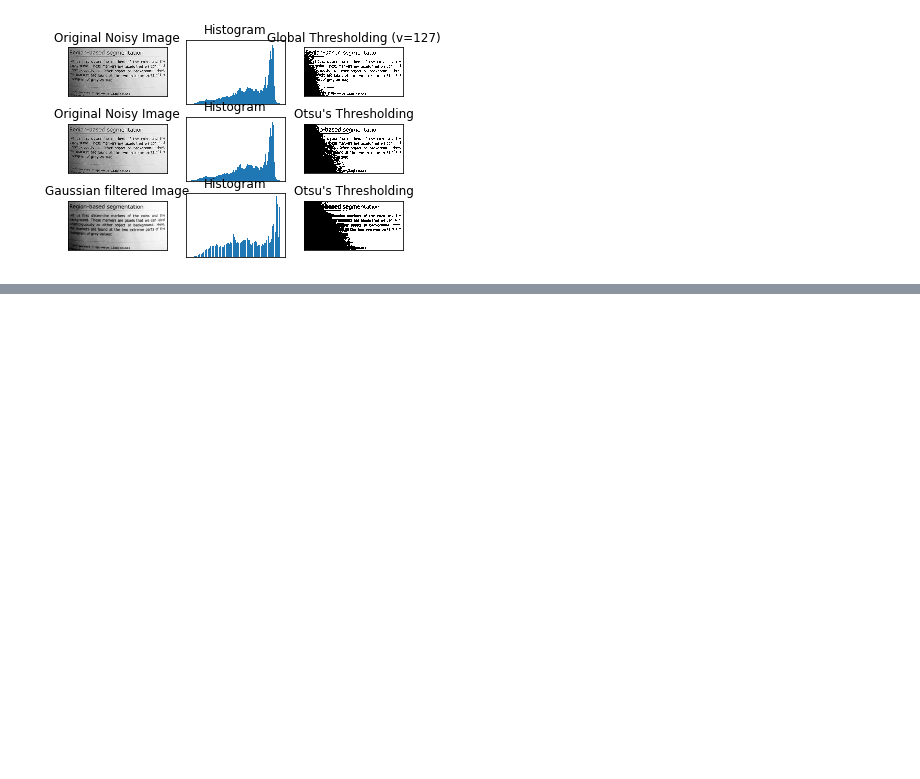
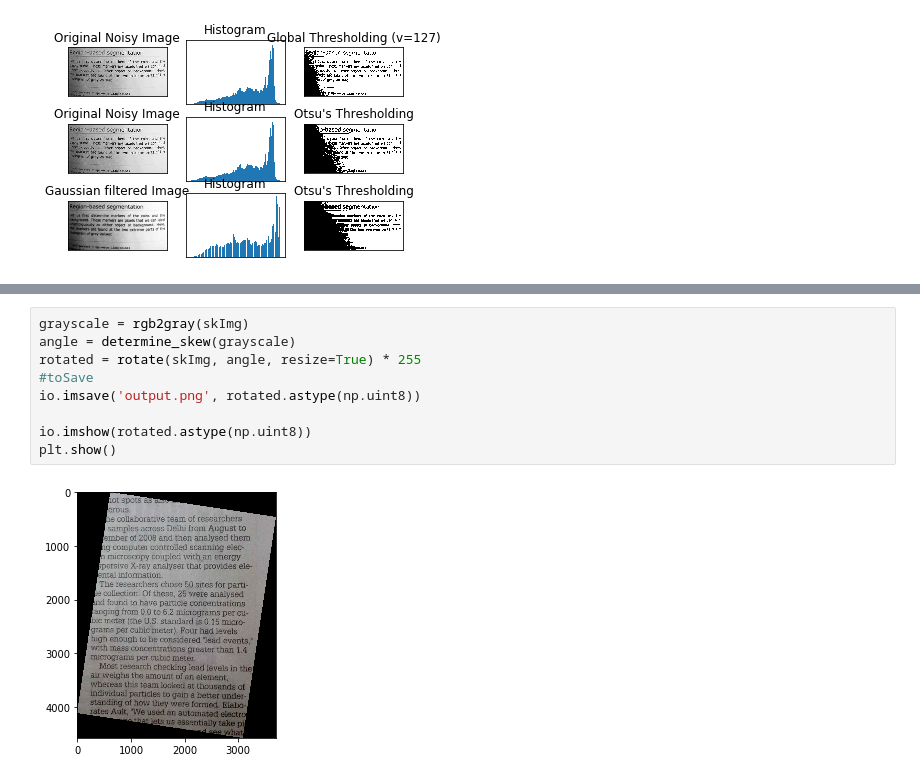
Before and after one commit to Chrisvimu/cv-forteachers, a Jupyter notebook: code/alumnoAyudante.ipynb, the cells around one changed output, grey strips where cells are left out. Drawn from its saved outputs; the diff is of its cells as text; blank space fills up the shorter version.

```diff
--- a/code/alumnoAyudante.ipynb
+++ b/code/alumnoAyudante.ipynb
@@ -79,0 +163,11 @@ plt.show()
+# %%
+grayscale = rgb2gray(skImg)
+angle = determine_skew(grayscale)
+rotated = rotate(skImg, angle, resize=True) * 255
+#toSave
+io.imsave('output.png', rotated.astype(np.uint8))
+
+io.imshow(rotated.astype(np.uint8))
+plt.show()
+# %% [output]
+[figure, added]
```
Also changed, not shown: parts of 25 cells of this notebook, 4 other files.
